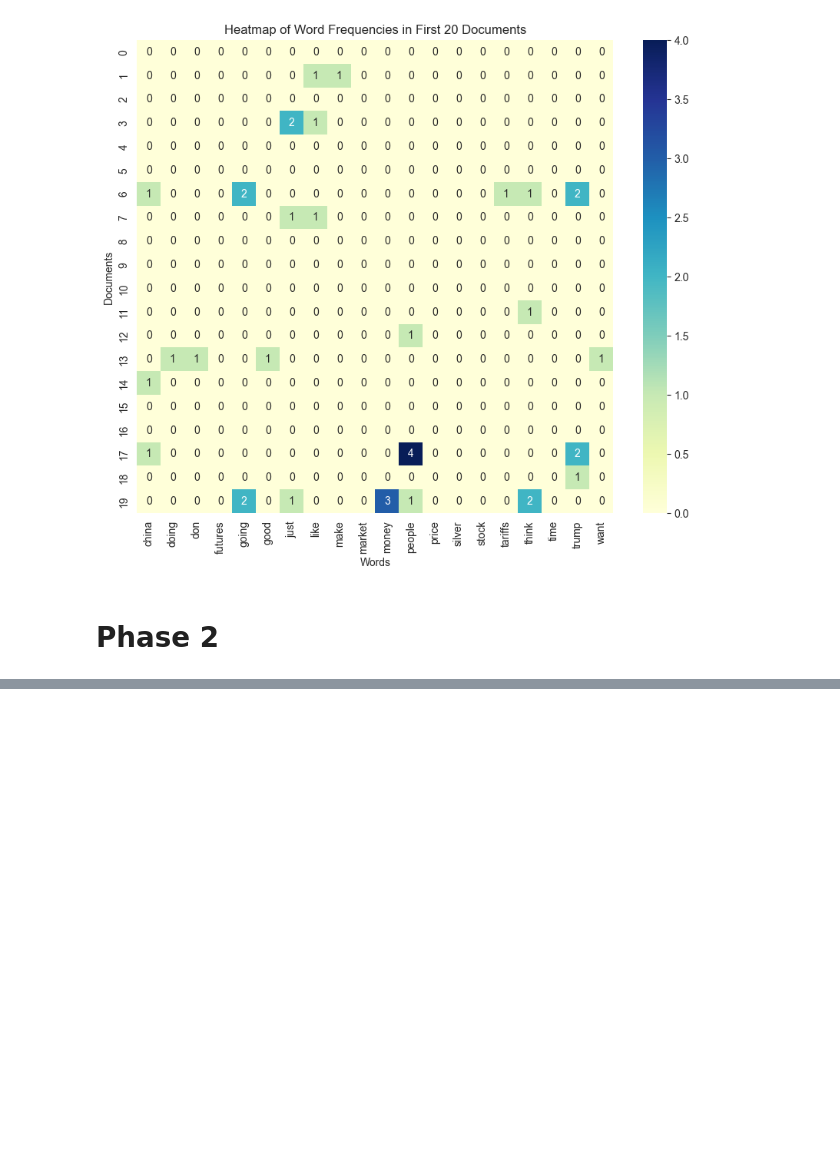
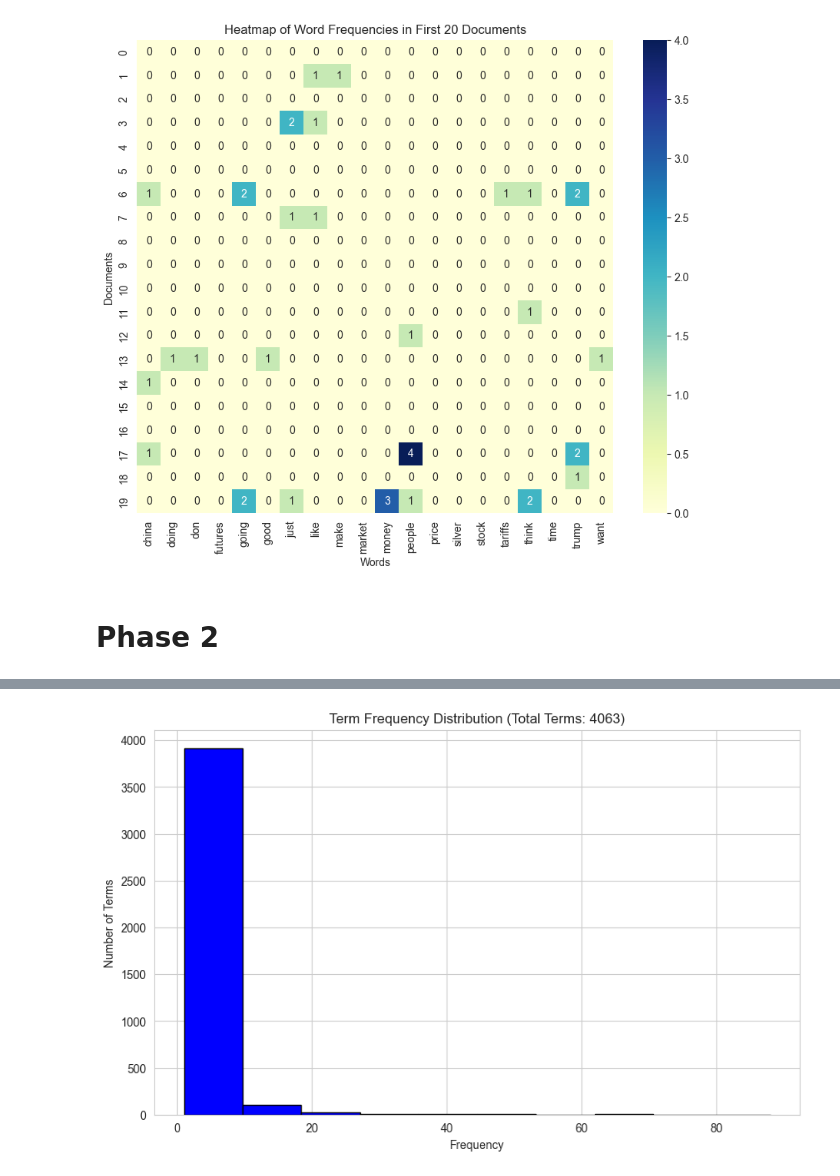
Before and after one commit to Vlhermitte/DM2025-Lab1-Exercise, a Jupyter notebook: DM2025-Lab1-Homework.ipynb, the cells around one changed output, grey strips where cells are left out. Cells and saved outputs as stored; diff of their text form; code cells hidden in the pictures; blank space fills up the shorter version.

```diff
--- a/DM2025-Lab1-Homework.ipynb
+++ b/DM2025-Lab1-Homework.ipynb
@@ -283,0 +323,18 @@ plt.show()
+# %%
+# Filter the bottom 1%
+term_freq = tdf.drop(columns=CATEGORY).sum(axis=0)
+
+total_terms = len(term_freq)
+bottom_1 = max(1, int(0.01 * total_terms))
+
+sorted_terms = term_freq.sort_values(ascending=False)
+bottom_term = sorted_terms.tail(bottom_1)
+words_to_remove = bottom_term.index.tolist()
+
+filtered_terms_df = tdf.drop(columns=words_to_remove)
+
+print(f"Number of terms in bottom 1%: {len(bottom_term)}")
+print(f"Filtered terms: {bottom_term}\n")
+
+print(f"Remaining Words = {len(filtered_terms_df.columns)}")
+display(filtered_terms_df)
@@ -283,0 +372,11 @@ plt.show()
+# %%
+filtered_word_counts = np.asarray(filtered_terms_df.drop(columns=CATEGORY).sum(axis=0)).flatten()
+
+plt.figure(figsize=(10, 6))
+plt.hist(filtered_word_counts, color='blue', edgecolor='black')
+plt.title(f'Term Frequency Distribution (Total Terms: {len(filtered_word_counts)})')
+plt.xlabel('Frequency')
+plt.ylabel('Number of Terms')
+plt.show()
+# %% [output]
+[figure, added]
```
Also changed, not shown: parts of 26 cells of this notebook, 1 other file.
